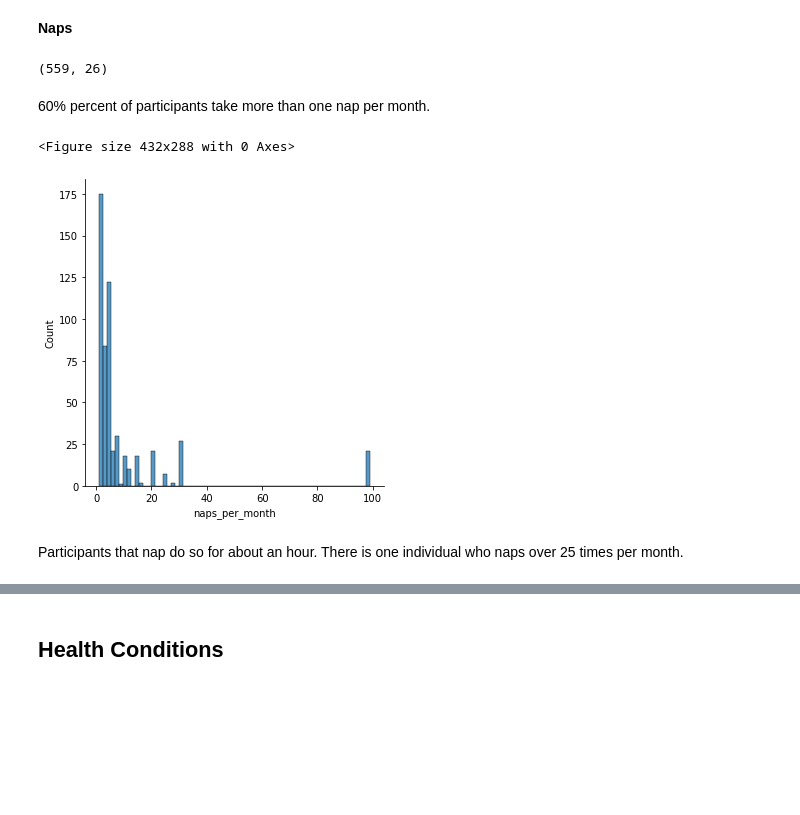
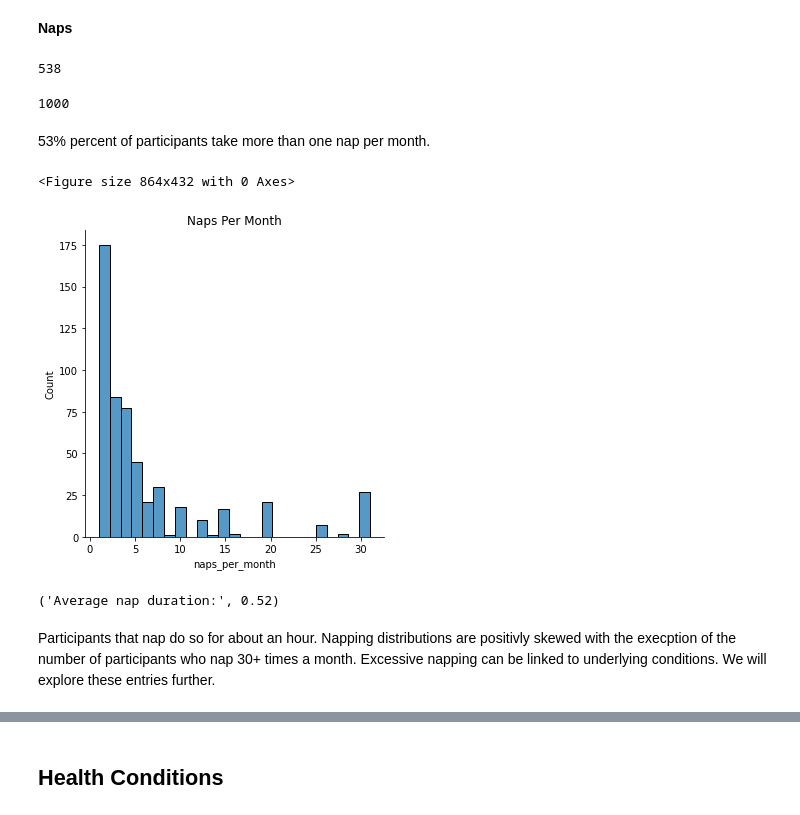
Before and after one commit to meadoh/Sleep-Analysis, a Jupyter notebook: Part 2 - EDA.ipynb, the cells around one changed output, grey strips where cells are left out. Saved outputs shown, nothing was run; the diff lists cells and outputs as text; code cells hidden in the pictures; blank space fills up the shorter version.

```diff
--- a/Part 2 - EDA.ipynb
+++ b/Part 2 - EDA.ipynb
@@ -111,16 +155,25 @@ plt.title('Poor Sleep Correlations');
 # %% [markdown]
 **Naps**
 # %%
-df[df['naps_per_month'] != 0].shape
+df[df['naps_per_month'] != 0].shape[0]
 # %% [output]
-(559, 26)
+538
+# %%
+df.shape[0]
+# %% [output]
+1000
 # %% [markdown]
-60% percent of participants take more than one nap per month.
+53% percent of participants take more than one nap per month.
 # %%
-plt.figure()
-sns.displot(df[df['naps_per_month'] != 0]['naps_per_month']);
+plt.figure(figsize = (12,6))
+sns.displot(df[df['naps_per_month'] != 0]['naps_per_month'])
+plt.title('Naps Per Month');
 # %% [output]
-<Figure size 432x288 with 0 Axes>
+<Figure size 864x432 with 0 Axes>
-[figure, old version]
+[figure, new version]
-# %% [markdown]
-Participants that nap do so for about an hour. There is one individual who naps over 25 times per month.
+# %%
+'Average nap duration:',  round(df[df['naps_per_month'] < 1]['length_of_average_nap'].mean(),2)
+# %% [output]
+('Average nap duration:', 0.52)
+# %% [markdown]
+Participants that nap do so for about an hour. Napping distributions are positivly skewed with the execption of the number of participants who nap 30+ times a month. Excessive napping can be linked to underlying conditions. We will explore these entries further.
```
Also changed, not shown: parts of 28 cells of this notebook, 7 other files.
